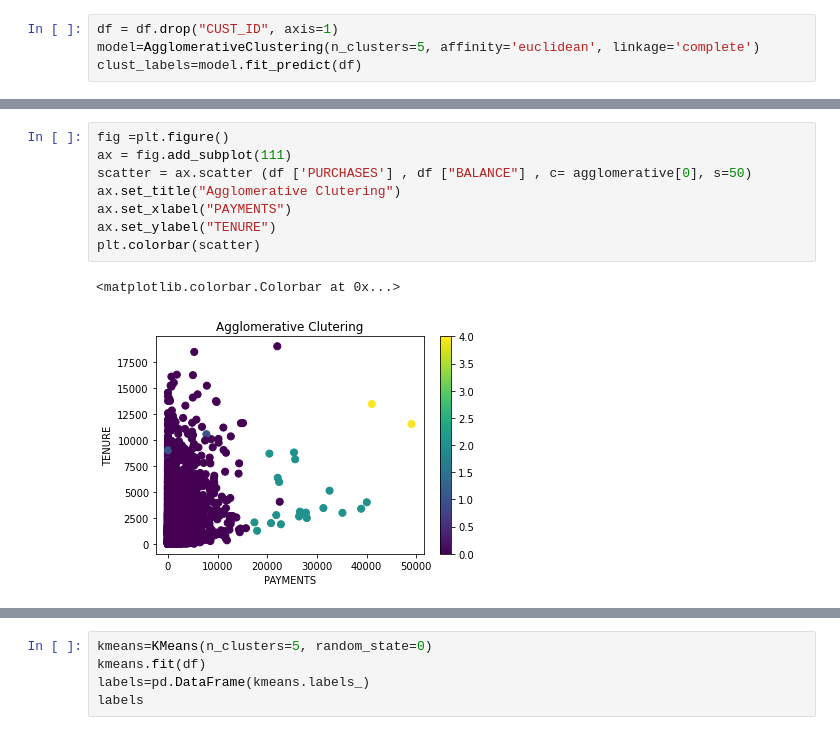
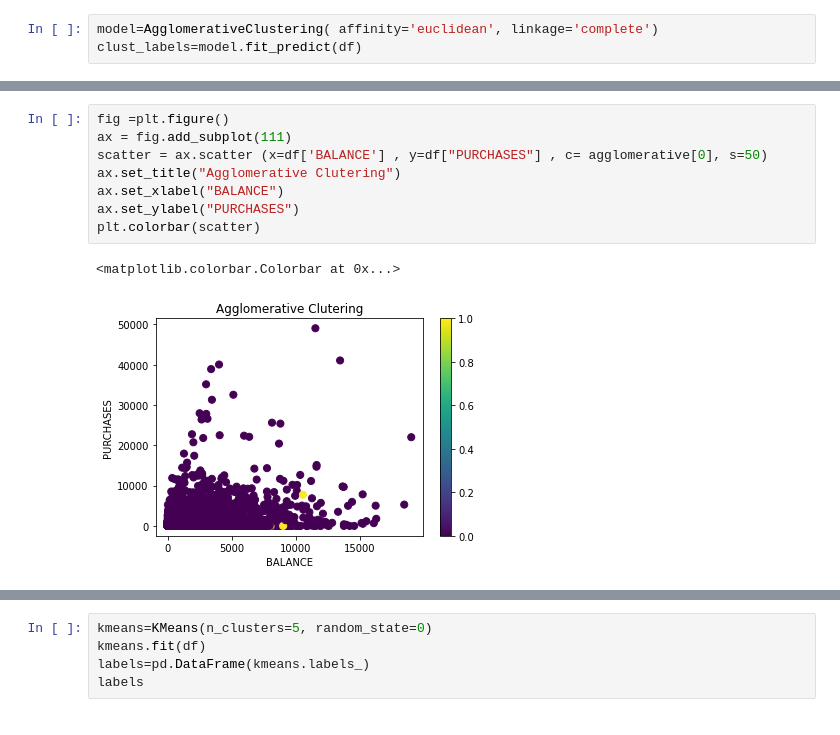
Before and after one commit to isahaji/clustering, a Jupyter notebook: main.ipynb, the cells around one changed output, grey strips where cells are left out. Saved outputs shown, nothing was run; the diff lists cells and outputs as text.

```diff
--- a/main.ipynb
+++ b/main.ipynb
@@ -33,8 +79,7 @@ df.describe()
 | 75% | 2054.140036 | 1.000000 | 1110.130000 | 577.405000 | 468.637500 | 1113.821139 | ... |
 | max | 19043.138560 | 1.000000 | 49039.570000 | 40761.250000 | 22500.000000 | 47137.211760 | ... |
 # %%
-df = df.drop("CUST_ID", axis=1)
-model=AgglomerativeClustering(n_clusters=5, affinity='euclidean', linkage='complete')
+model=AgglomerativeClustering( affinity='euclidean', linkage='complete')
 clust_labels=model.fit_predict(df)
 # %%
 agglomerative=pd.DataFrame(clust_labels)
@@ -56,11 +94,11 @@ agglomerative
 # %%
 fig =plt.figure()
 ax = fig.add_subplot(111)
-scatter = ax.scatter (df ['PURCHASES'] , df ["BALANCE"] , c= agglomerative[0], s=50)
+scatter = ax.scatter (x=df['BALANCE'] , y=df["PURCHASES"] , c= agglomerative[0], s=50)
 ax.set_title("Agglomerative Clutering")
-ax.set_xlabel("PAYMENTS")
-ax.set_ylabel("TENURE")
+ax.set_xlabel("BALANCE")
+ax.set_ylabel("PURCHASES")
 plt.colorbar(scatter)
 # %% [output]
 <matplotlib.colorbar.Colorbar at 0x...>
-[figure, old version]
+[figure, new version]
```
Also changed, not shown: parts of 11 cells of this notebook.
